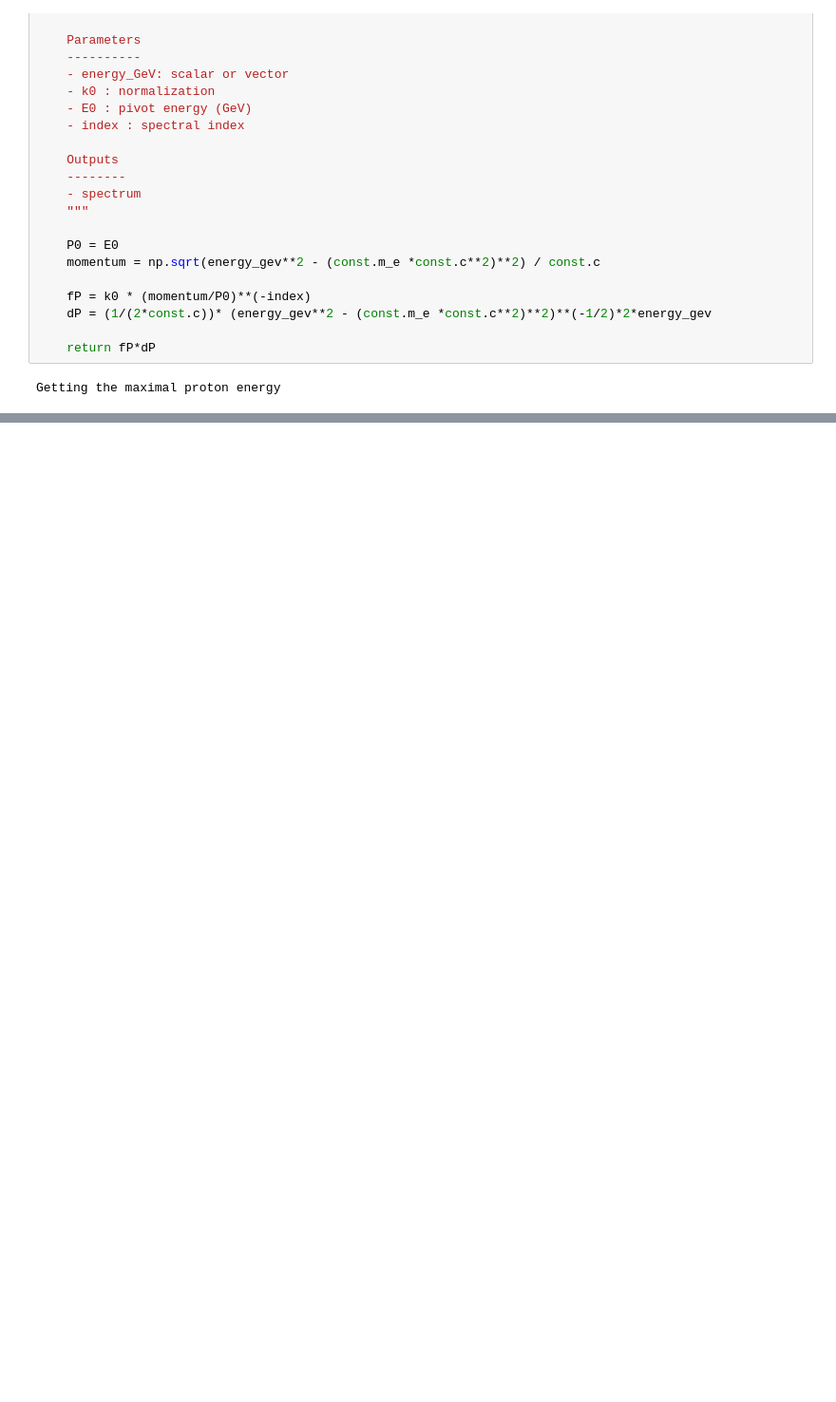
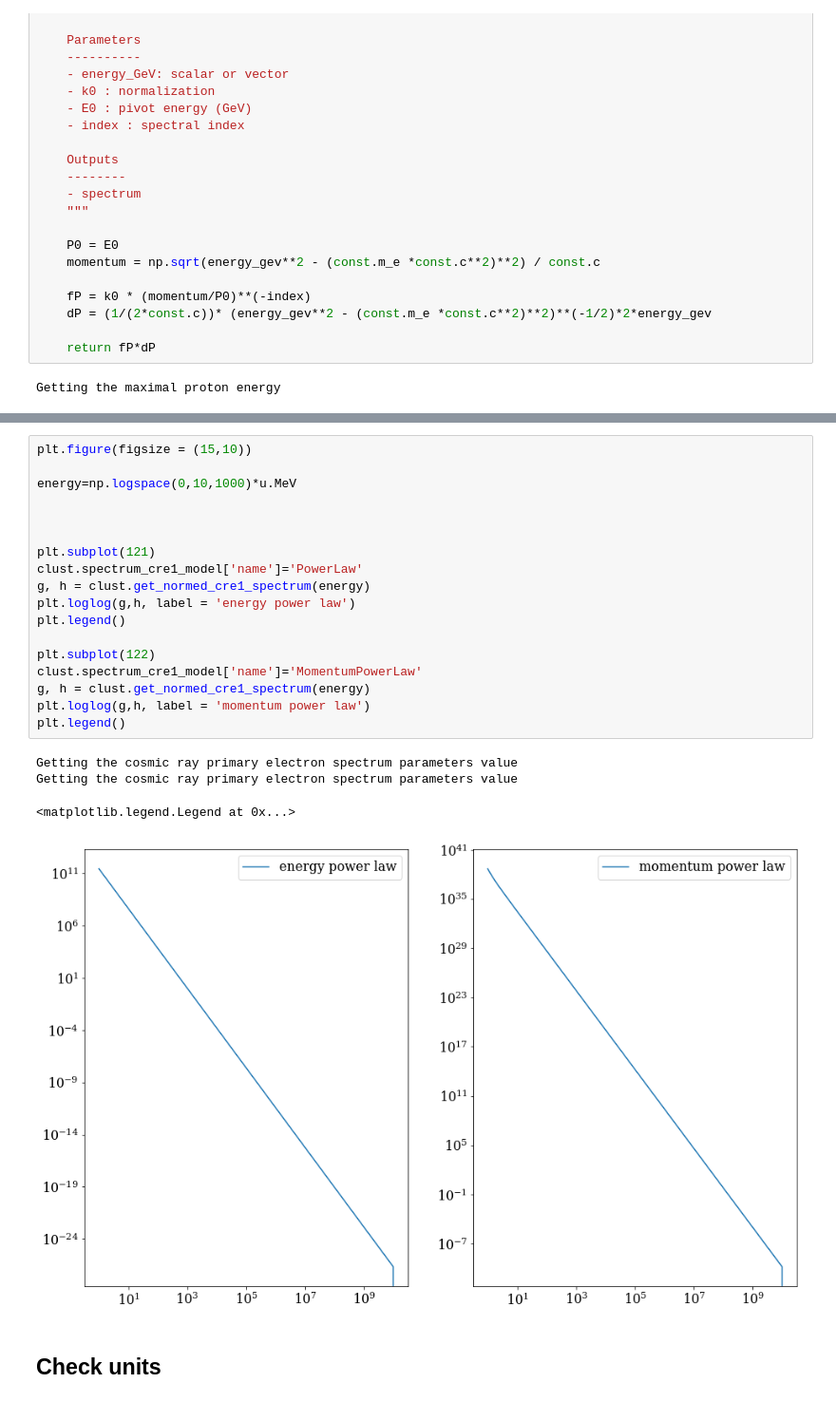
Before and after one commit to renlliang3/ClusterModel, a Jupyter notebook: notebook/HazalNotebooks/MomentumSpacePowerLaw.ipynb, the cells around one changed output, grey strips where cells are left out. Shown at 95% size. Cells and saved outputs as stored; diff of their text form; blank space fills up the shorter version.

```diff
--- a/notebook/HazalNotebooks/MomentumSpacePowerLaw.ipynb
+++ b/notebook/HazalNotebooks/MomentumSpacePowerLaw.ipynb
@@ -136,0 +152,25 @@ Getting the cosmic ray primary electron spectrum parameters value
+# %%
+plt.figure(figsize = (15,10))
+
+energy=np.logspace(0,10,1000)*u.MeV
+
+
+
+plt.subplot(121)
+clust.spectrum_cre1_model['name']='PowerLaw'
+g, h = clust.get_normed_cre1_spectrum(energy)
+plt.loglog(g,h, label = 'energy power law')
+plt.legend()
+
+plt.subplot(122)
+clust.spectrum_cre1_model['name']='MomentumPowerLaw'
+g, h = clust.get_normed_cre1_spectrum(energy)
+plt.loglog(g,h, label = 'momentum power law')
+plt.legend()
+# %% [output]
+Getting the cosmic ray primary electron spectrum parameters value
+Getting the cosmic ray primary electron spectrum parameters value
+<matplotlib.legend.Legend at 0x...>
+[figure, added]
+# %% [markdown]
+## Check units
```
Also changed, not shown: parts of 16 cells of this notebook, 1 other file.
